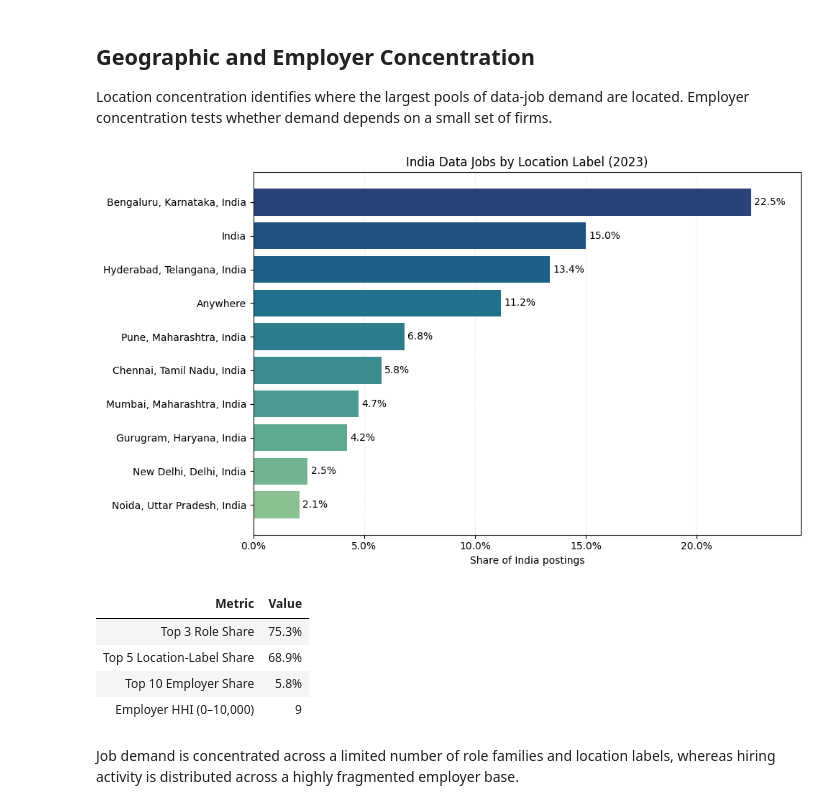
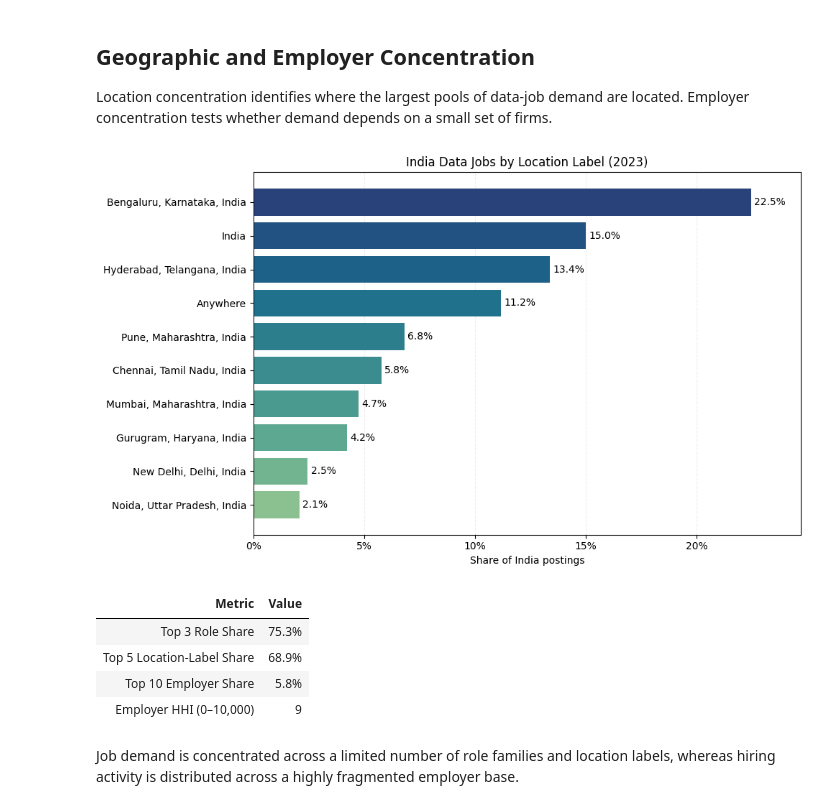
Before and after one commit to siddharth-chauhan-eu/python-learning, a Jupyter notebook: 02-data-analytics/data-jobs-analysis/project/job-market-analysis/01_market_overview.ipynb, the cells around one changed output. Drawn from its saved outputs; the diff is of its cells as text; code cells hidden in the pictures.

```diff
--- a/02-data-analytics/data-jobs-analysis/project/job-market-analysis/01_market_overview.ipynb
+++ b/02-data-analytics/data-jobs-analysis/project/job-market-analysis/01_market_overview.ipynb
@@ -314,7 +315,9 @@ bars = ax.barh(
     color=sns.color_palette("crest", len(location_share)),
 )
 
-ax.xaxis.set_major_formatter(PercentFormatter(1))
+ax.xaxis.set_major_formatter(
+    lambda value, _: f"{value:.0%}"
+)
 ax.set_xlim(0, location_share.max() * 1.10)
 
 ax.set(
@@ -343,34 +346,34 @@ plt.show()
 # ------------------------------------------------------------------
 # Concentration summary table
 # ------------------------------------------------------------------
 
 concentration_table = (
     concentration
     .to_frame()
     .reset_index()
 )
 
 concentration_table.columns = [
     "Metric",
     "Value",
 ]
 
 display(
     concentration_table.style
     .hide(axis="index")
     .format(
         {
             "Value": (
                 lambda value:
                 f"{value:.1%}"
                 if value <= 1
                 else f"{value:,.0f}"
             )
         }
     )
 )
 # %% [output]
-[figure, old version]
+[figure, new version]
 | Metric | Value |
 | Top 3 Role Share | 75.3% |
 | Top 5 Location-Label Share | 68.9% |
```
Also changed, not shown: parts of 3 cells of this notebook, 2 other files.
